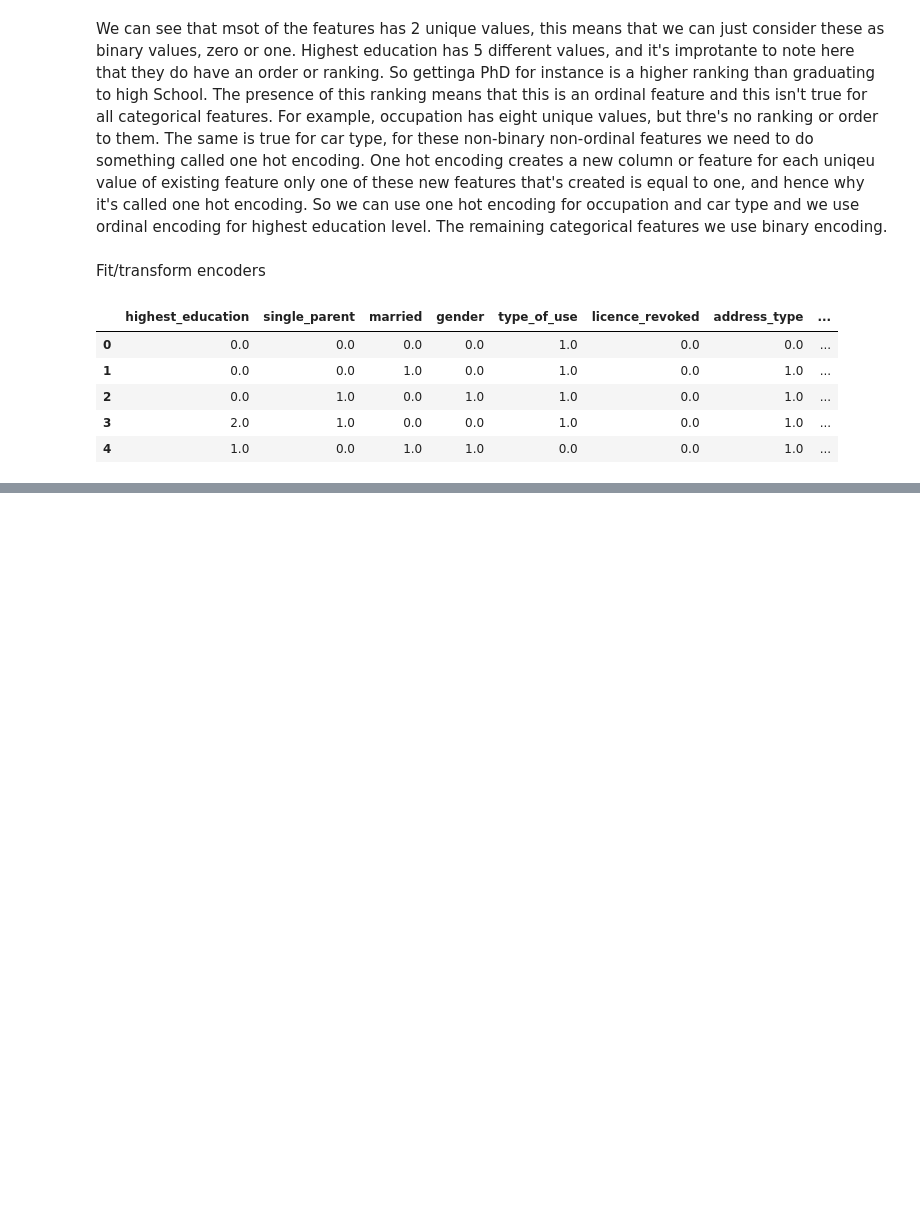
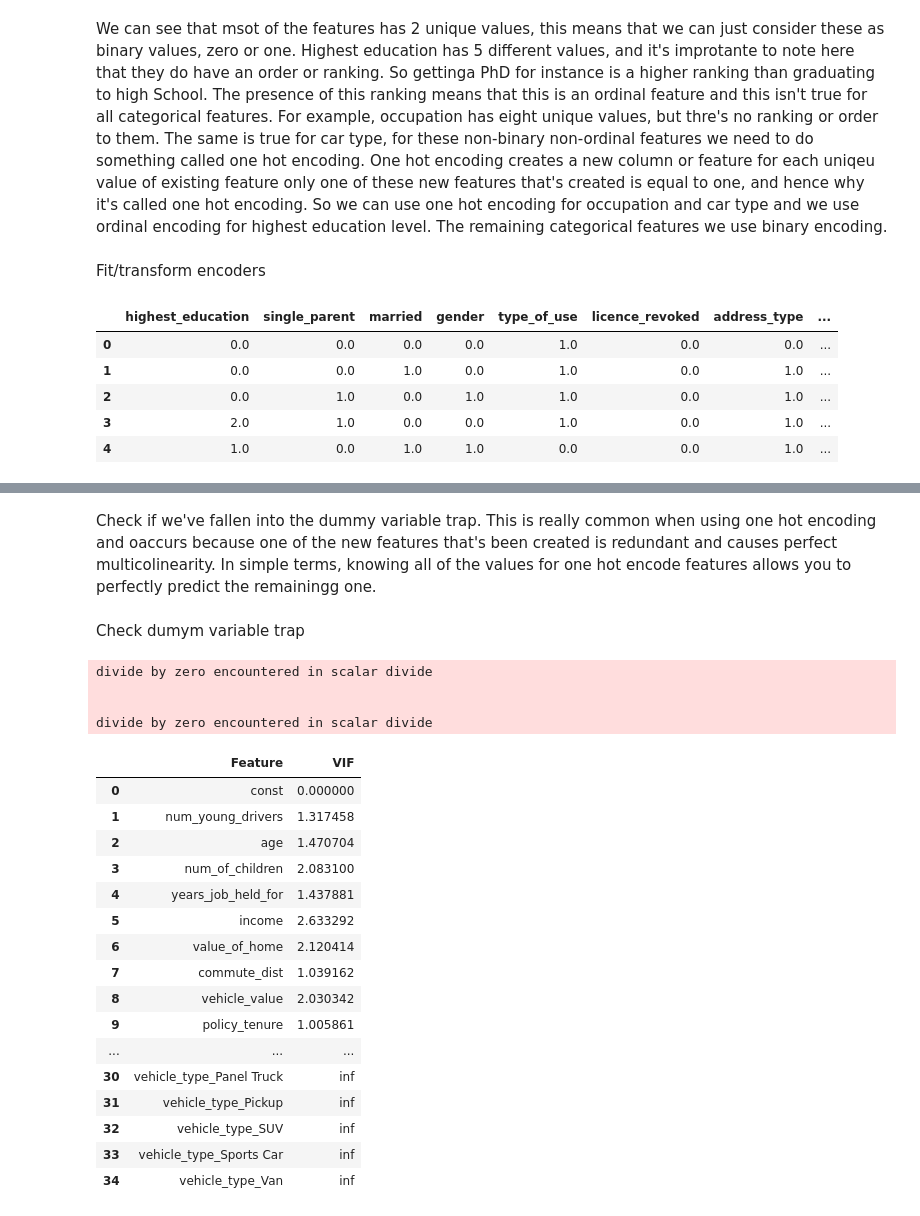
Before and after one commit to erikastats/ML, a Jupyter notebook: XGBoost_car_insurance_claim.ipynb, the cells around one changed output, grey strips where cells are left out. Saved outputs shown, nothing was run; the diff lists cells and outputs as text; code cells hidden in the pictures; blank space fills up the shorter version.

```diff
--- a/XGBoost_car_insurance_claim.ipynb
+++ b/XGBoost_car_insurance_claim.ipynb
@@ -602,0 +612,42 @@ X_train_cleaned = pd.concat([train_imputed_df[numerical_cols], all_cat_encoded_d
+# %% [markdown]
+Check if we've fallen into the dummy variable trap. This is really common when using one hot encoding and oaccurs because one of the new features that's been created is redundant and causes perfect multicolinearity. In simple terms, knowing all of the values for one hot encode features allows you to perfectly predict the remainingg one.
+# %% [markdown]
+Check dumym variable trap
+# %%
+# Function to calculate Variance Inflation Feature
+def calculte_vif(dataframe):
+    # Add constant to df
+    df_with_constant = add_constant(dataframe)
+
+    # Calculte VIF for each feature
+    vif_data = pd.DataFrame()
+    vif_data['Feature'] = df_with_constant.columns
+    vif_data['VIF'] = [variance_inflation_factor(df_with_constant.values, i) for i in range(df_with_constant.shape[1])]
+
+    return vif_data
+
+# Calculate VIF
+vif_df = calculte_vif(X_train_cleaned)
+vif_df
+# %% [output]
+divide by zero encountered in scalar divide
+
+
+divide by zero encountered in scalar divide
+|  | Feature | VIF |
+| 0 | const | 0.000000 |
+| 1 | num_young_drivers | 1.317458 |
+| 2 | age | 1.470704 |
+| 3 | num_of_children | 2.083100 |
+| 4 | years_job_held_for | 1.437881 |
+| 5 | income | 2.633292 |
+| 6 | value_of_home | 2.120414 |
+| 7 | commute_dist | 1.039162 |
+| 8 | vehicle_value | 2.030342 |
+| 9 | policy_tenure | 1.005861 |
+| ... | ... | ... |
+| 30 | vehicle_type_Panel Truck | inf |
+| 31 | vehicle_type_Pickup | inf |
+| 32 | vehicle_type_SUV | inf |
+| 33 | vehicle_type_Sports Car | inf |
+| 34 | vehicle_type_Van | inf |
```
Also changed, not shown: parts of 30 cells of this notebook, 4 other files.
